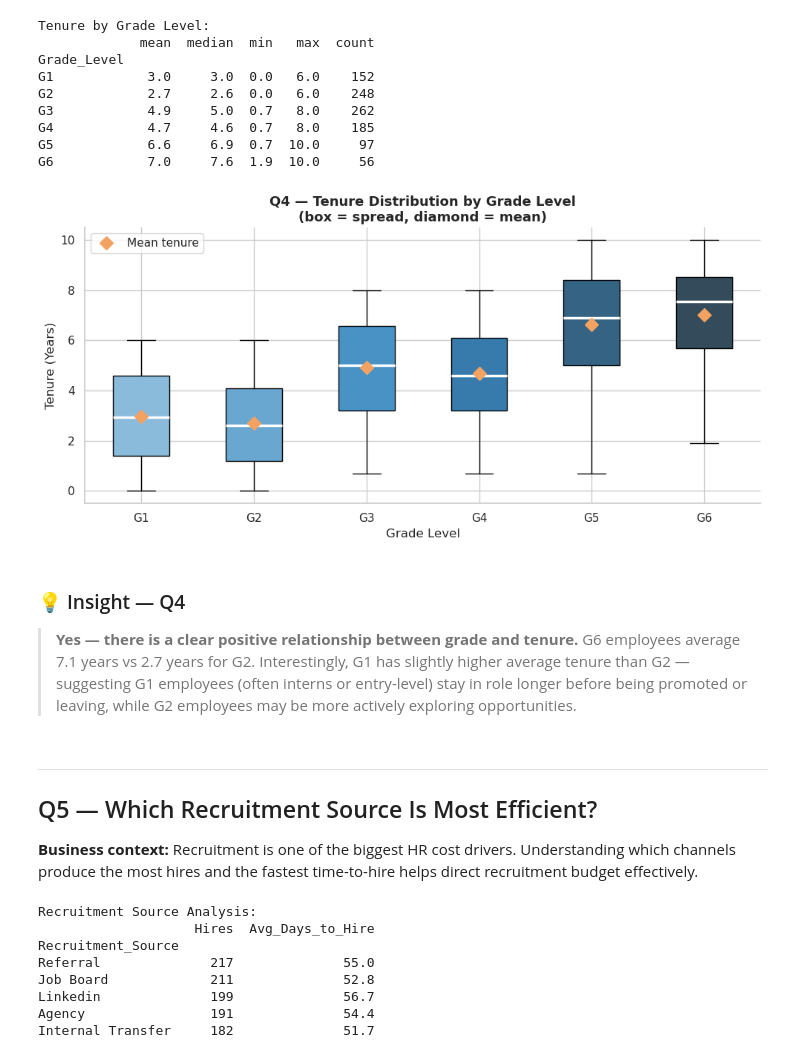
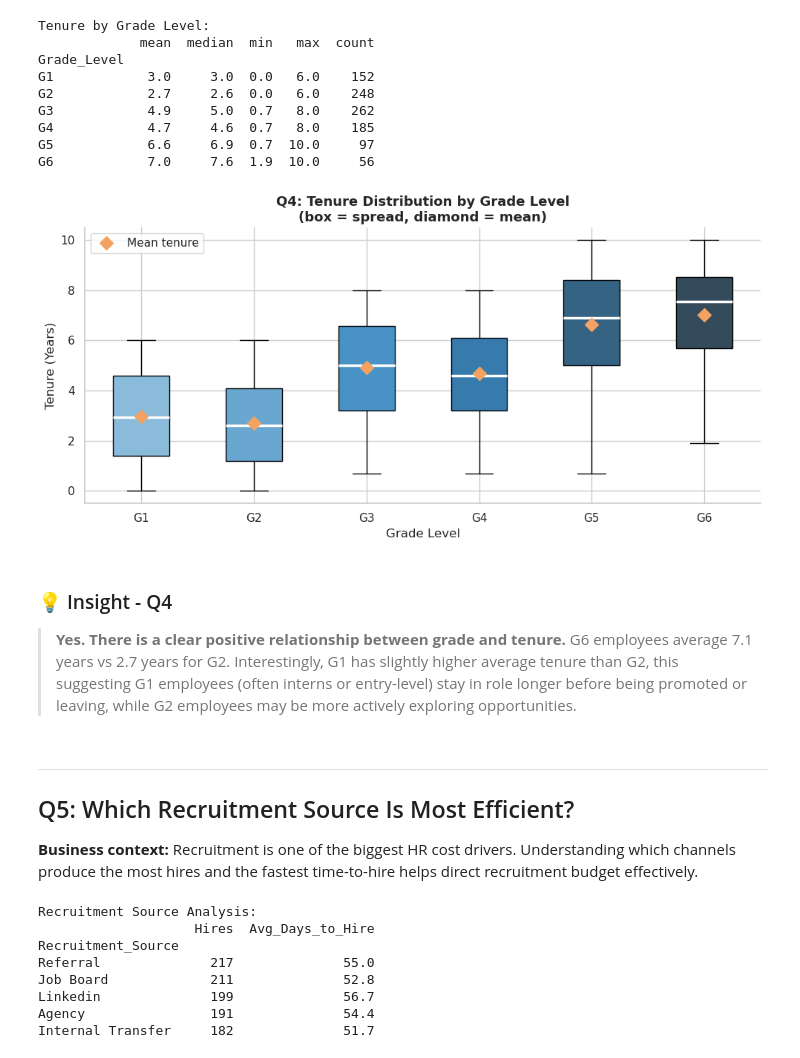
Before and after one commit to alxndrlim/hr-analytics-project, a Jupyter notebook: notebooks/02_eda.ipynb, the cells around one changed output. Cells and saved outputs as stored; diff of their text form; code cells hidden in the pictures.

```diff
--- a/notebooks/02_eda.ipynb
+++ b/notebooks/02_eda.ipynb
@@ -328,36 +328,36 @@ G6            7.0     7.6  1.9  10.0     56
 # %%
 fig, ax = plt.subplots(figsize=(10, 5))
 grade_order  = ['G1','G2','G3','G4','G5','G6']
 grade_colors = sns.color_palette('Blues_d', 6)
 
 # Box plot shows distribution, not just average
 bp = ax.boxplot([df[df['Grade_Level']==g]['Tenure_Years'].dropna().values
                  for g in grade_order],
                 labels=grade_order, patch_artist=True,
                 medianprops={'color':'white','linewidth':2.5})
 for patch, color in zip(bp['boxes'], grade_colors):
     patch.set_facecolor(color)
 
 # Add mean dots so we can compare averages visually
 means = [df[df['Grade_Level']==g]['Tenure_Years'].mean() for g in grade_order]
 ax.plot(range(1,7), means, 'D', color=COLORS['accent'],
         markersize=9, zorder=5, label='Mean tenure')
 
-ax.set_title('Q4 — Tenure Distribution by Grade Level\n(box = spread, diamond = mean)')
+ax.set_title('Q4: Tenure Distribution by Grade Level\n(box = spread, diamond = mean)')
 ax.set_xlabel('Grade Level')
 ax.set_ylabel('Tenure (Years)')
 ax.legend()
 plt.tight_layout()
 plt.savefig('../reports/figures/q4_tenure_by_grade.png', dpi=150, bbox_inches='tight')
 plt.show()
 # %% [output]
-[figure, old version]
+[figure, new version]
 # %% [markdown]
-### 💡 Insight — Q4
-> **Yes — there is a clear positive relationship between grade and tenure.** G6 employees average 7.1 years vs 2.7 years for G2. Interestingly, G1 has slightly higher average tenure than G2 — suggesting G1 employees (often interns or entry-level) stay in role longer before being promoted or leaving, while G2 employees may be more actively exploring opportunities.
+### 💡 Insight - Q4
+> **Yes. There is a clear positive relationship between grade and tenure.** G6 employees average 7.1 years vs 2.7 years for G2. Interestingly, G1 has slightly higher average tenure than G2, this suggesting G1 employees (often interns or entry-level) stay in role longer before being promoted or leaving, while G2 employees may be more actively exploring opportunities.
 # %% [markdown]
 ---
-## Q5 — Which Recruitment Source Is Most Efficient?
+## Q5: Which Recruitment Source Is Most Efficient?
 
 **Business context:** Recruitment is one of the biggest HR cost drivers. Understanding which channels produce the most hires and the fastest time-to-hire helps direct recruitment budget effectively.
 # %%
```
Also changed, not shown: parts of 26 cells of this notebook, 11 other files.
